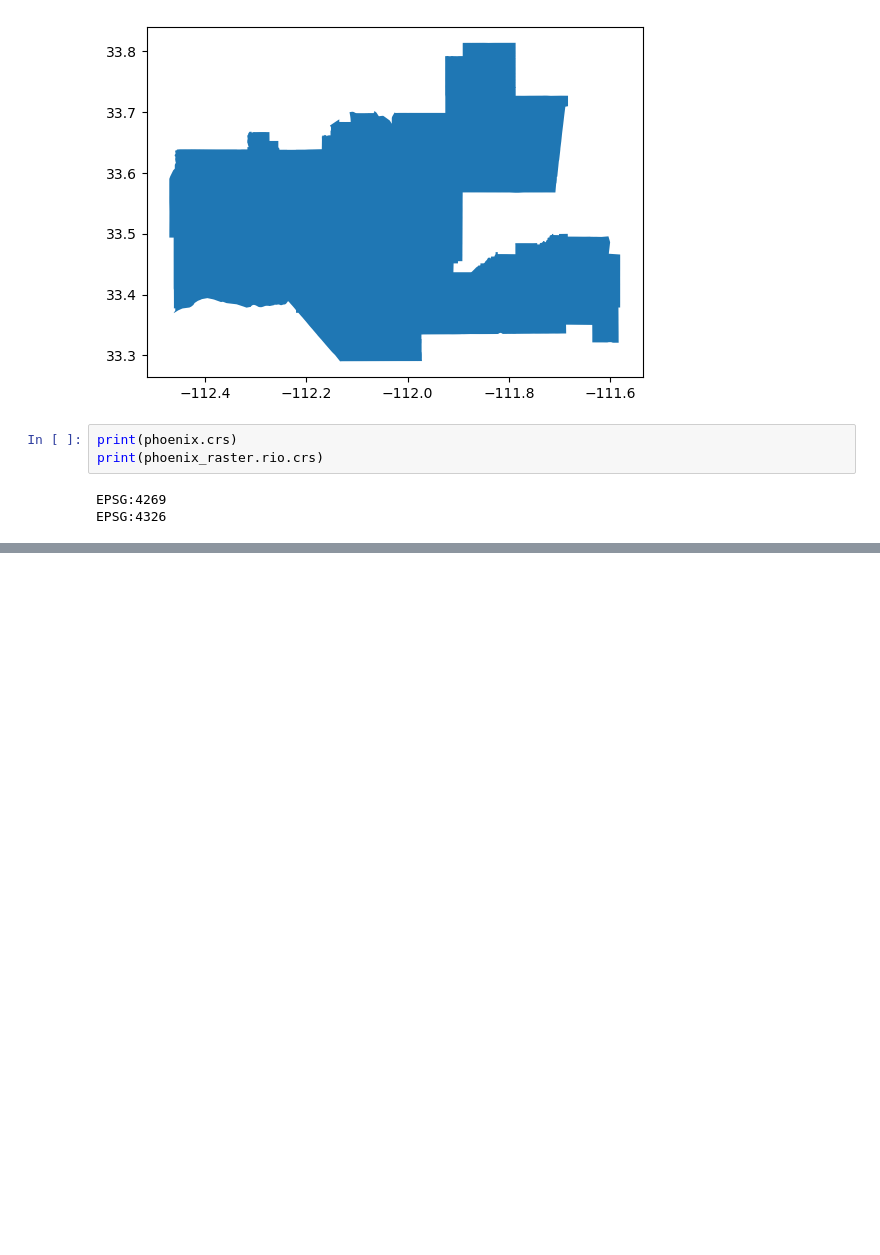
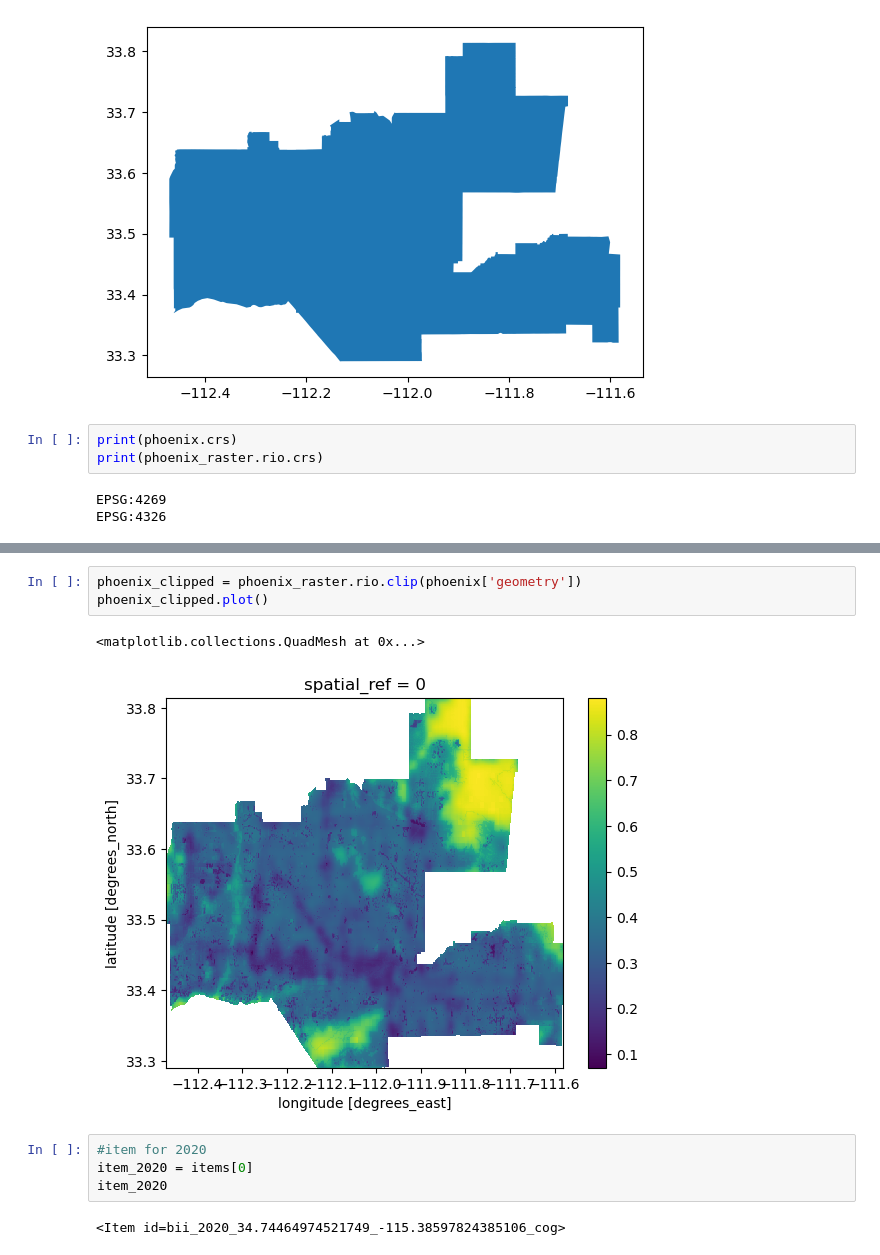
Before and after one commit to p-park6/biodiversity-index-phoenix, a Jupyter notebook: Pheonix_BII_change.ipynb, the cells around one changed output, grey strips where cells are left out. Drawn from its saved outputs; the diff is of its cells as text; blank space fills up the shorter version.

```diff
--- a/Pheonix_BII_change.ipynb
+++ b/Pheonix_BII_change.ipynb
@@ -178,0 +210,12 @@ True
+# %%
+phoenix_clipped = phoenix_raster.rio.clip(phoenix['geometry'])
+phoenix_clipped.plot()
+# %% [output]
+<matplotlib.collections.QuadMesh at 0x...>
+[figure, added]
+# %%
+#item for 2020
+item_2020 = items[0]
+item_2020
+# %% [output]
+<Item id=bii_2020_34.74464974521749_-115.38597824385106_cog>
```
Also changed, not shown: parts of 30 cells of this notebook.
